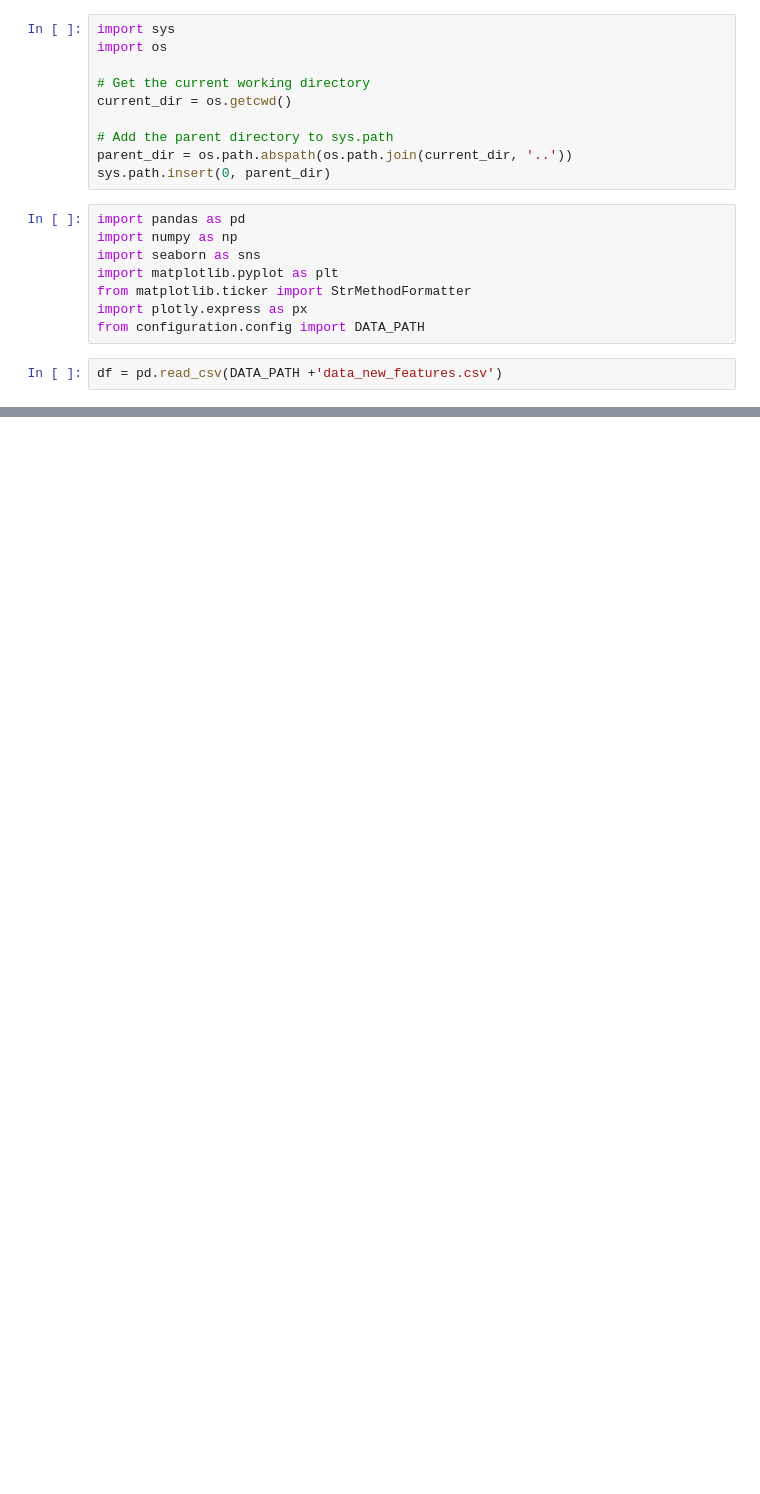
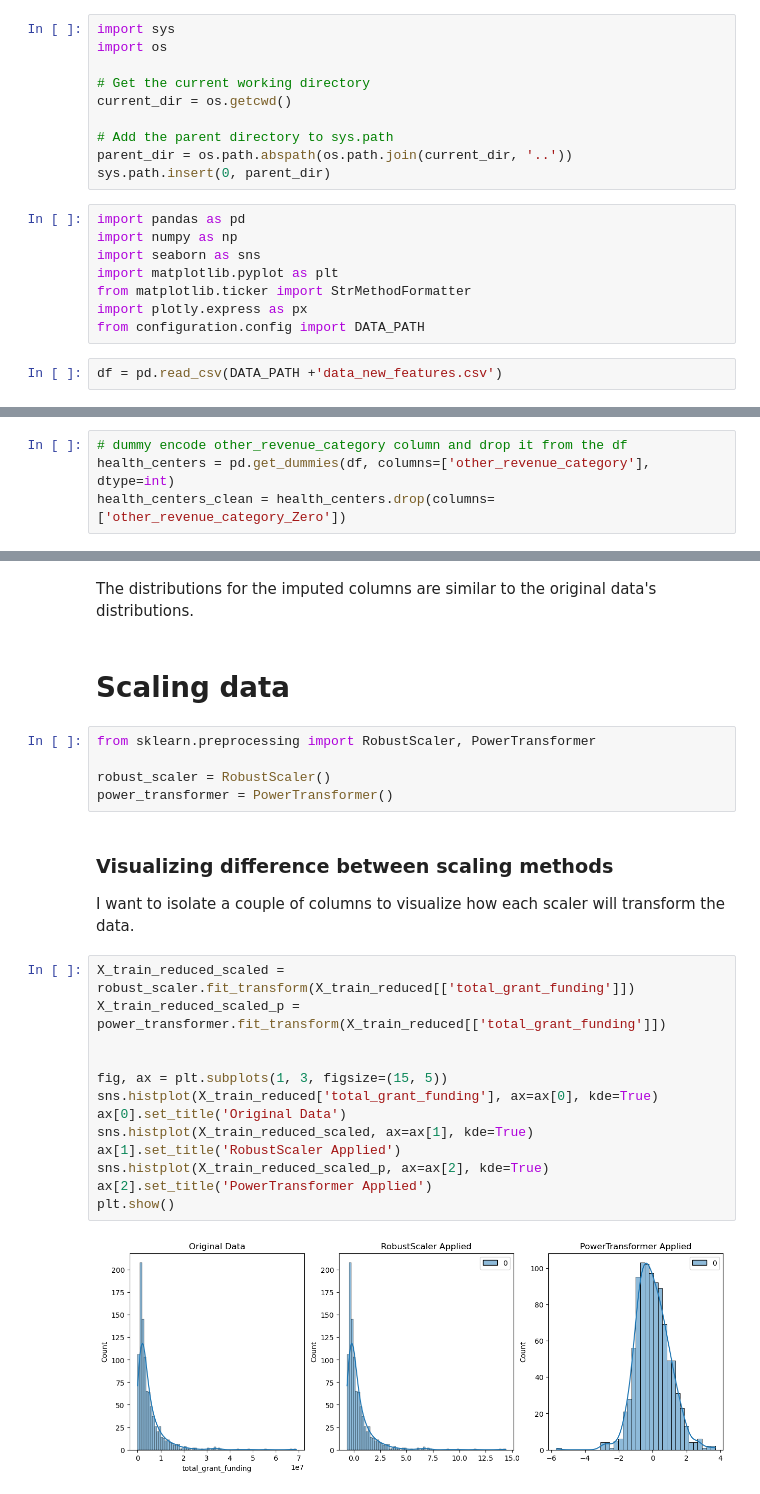
Before and after one commit to dezertdweller/capstone-project-fqhc-model, a Jupyter notebook: notebooks/pre-processing.ipynb, the cells around one changed output, grey strips where cells are left out. Cells and saved outputs as stored; diff of their text form; blank space fills up the shorter version.

Commit message:
Completed preprocessing.

```diff
--- a/notebooks/pre-processing.ipynb
+++ b/notebooks/pre-processing.ipynb
@@ -30,0 +114,4 @@ df.head()
+# %%
+# dummy encode other_revenue_category column and drop it from the df
+health_centers = pd.get_dummies(df, columns=['other_revenue_category'], dtype=int)
+health_centers_clean = health_centers.drop(columns=['other_revenue_category_Zero'])
@@ -30,0 +225,28 @@ df.head()
+# %% [markdown]
+The distributions for the imputed columns are similar to the original data's distributions.
+# %% [markdown]
+# Scaling data
+# %%
+from sklearn.preprocessing import RobustScaler, PowerTransformer
+
+robust_scaler = RobustScaler()
+power_transformer = PowerTransformer()
+# %% [markdown]
+### Visualizing difference between scaling methods
+
+I want to isolate a couple of columns to visualize how each scaler will transform the data.
+# %%
+X_train_reduced_scaled = robust_scaler.fit_transform(X_train_reduced[['total_grant_funding']])
+X_train_reduced_scaled_p = power_transformer.fit_transform(X_train_reduced[['total_grant_funding']])
+
+
+fig, ax = plt.subplots(1, 3, figsize=(15, 5))
+sns.histplot(X_train_reduced['total_grant_funding'], ax=ax[0], kde=True)
+ax[0].set_title('Original Data')
+sns.histplot(X_train_reduced_scaled, ax=ax[1], kde=True)
+ax[1].set_title('RobustScaler Applied')
+sns.histplot(X_train_reduced_scaled_p, ax=ax[2], kde=True)
+ax[2].set_title('PowerTransformer Applied')
+plt.show()
+# %% [output]
+[figure, added]
```
Also changed, not shown: parts of 39 cells of this notebook.
